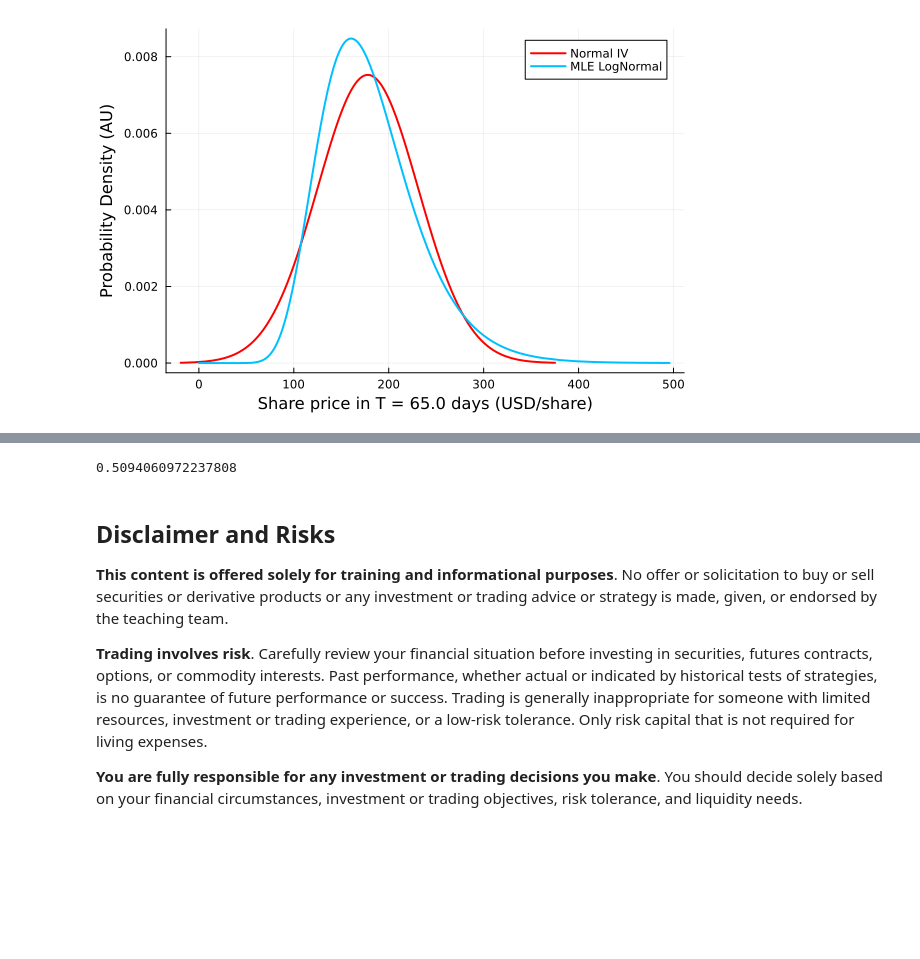
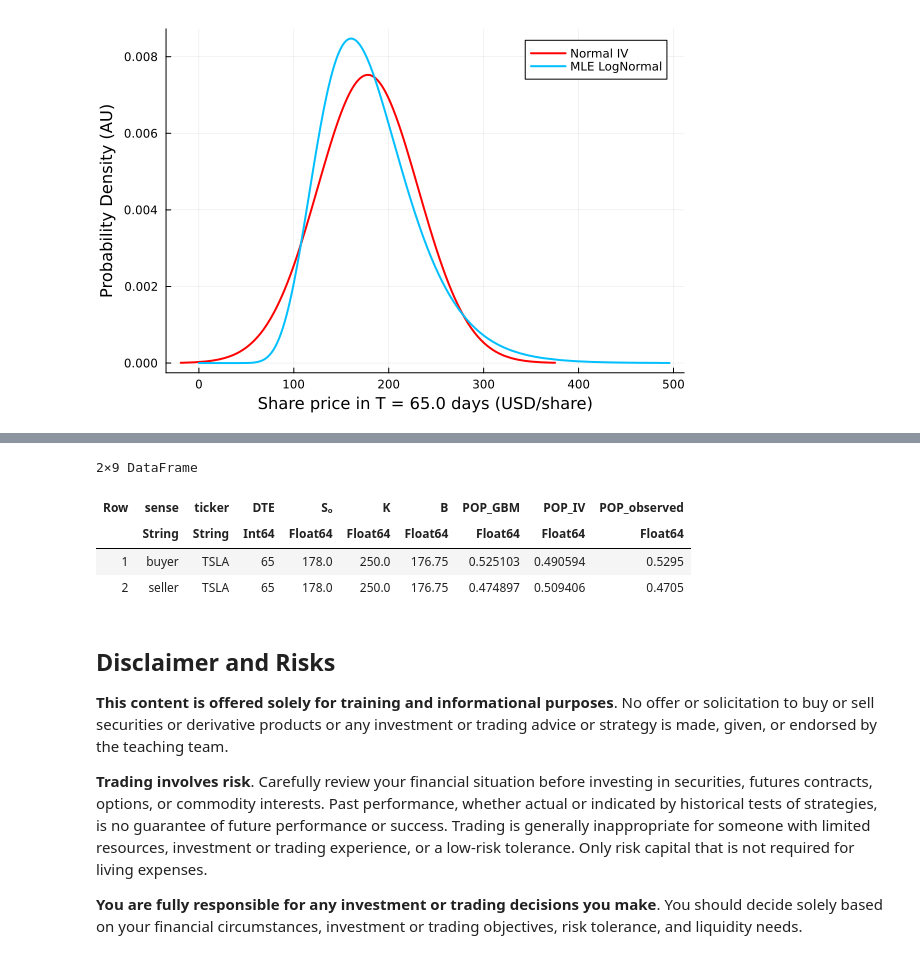
Before and after one commit to varnerlab/CHEME-130-eCornell-Repository, a Jupyter notebook: courses/CHEME-134/module-2/CHEME-134-Module-2-WorkedExample.ipynb, the cells around one changed output, grey strips where cells are left out. Drawn from its saved outputs; the diff is of its cells as text; code cells hidden in the pictures; blank space fills up the shorter version.

```diff
--- a/courses/CHEME-134/module-2/CHEME-134-Module-2-WorkedExample.ipynb
+++ b/courses/CHEME-134/module-2/CHEME-134-Module-2-WorkedExample.ipynb
@@ -101,7 +116,41 @@ Fill me in
 # %%
-1 - cdf(d_IV, B)
+let
+    table_df = DataFrame()
+
+    # buyer -
+    buyer_row_df = (
+        sense = "buyer",
+        ticker = "TSLA",
+        DTE = 65,
+        Sₒ = Sₒ,
+        K = K,
+        B = B,
+        POP_GBM = cdf(d_gbm, B),
+        POP_IV = cdf(d_IV, B),
+        POP_observed = 1 - POP
+    );
+    push!(table_df, buyer_row_df)
+
+    # seller -
+    seller_row_df = (
+        sense = "seller",
+        ticker = "TSLA",
+        DTE = 65,
+        Sₒ = Sₒ,
+        K = K,
+        B = B,
+        POP_GBM = 1 - cdf(d_gbm, B),
+        POP_IV = 1 - cdf(d_IV, B),
+        POP_observed = POP
+    );
+    push!(table_df, seller_row_df)
+end
 # %% [output]
-0.5094060972237808
+2×9 DataFrame
+| Row | sense | ticker | DTE | Sₒ | K | B | POP_GBM | POP_IV | POP_observed |
+|  | String | String | Int64 | Float64 | Float64 | Float64 | Float64 | Float64 | Float64 |
+| 1 | buyer | TSLA | 65 | 178.0 | 250.0 | 176.75 | 0.525103 | 0.490594 | 0.5295 |
+| 2 | seller | TSLA | 65 | 178.0 | 250.0 | 176.75 | 0.474897 | 0.509406 | 0.4705 |
 # %% [markdown]
 ## Disclaimer and Risks
 __This content is offered solely for training and informational purposes__. No offer or solicitation to buy or sell securities or derivative products or any investment or trading advice or strategy is made, given, or endorsed by the teaching team.
```
Also changed, not shown: parts of 8 cells of this notebook.
